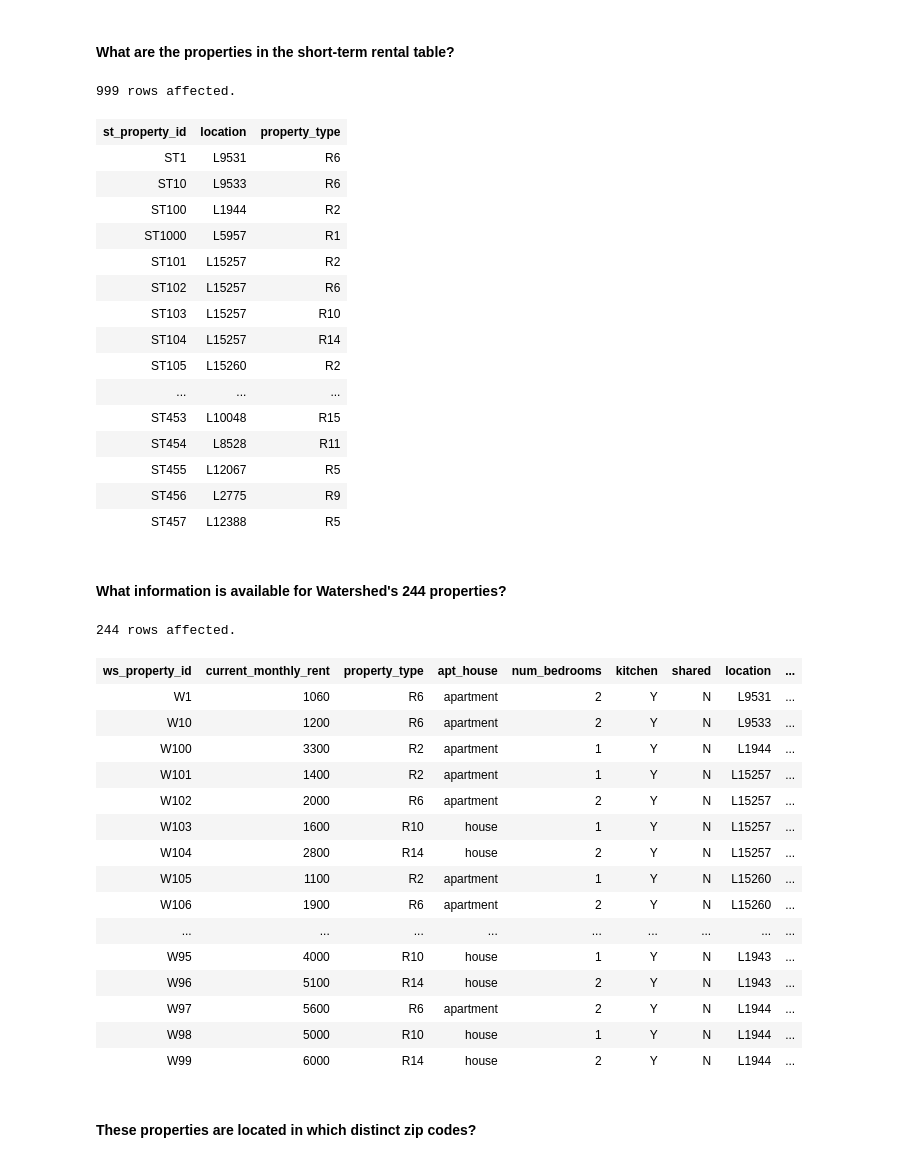
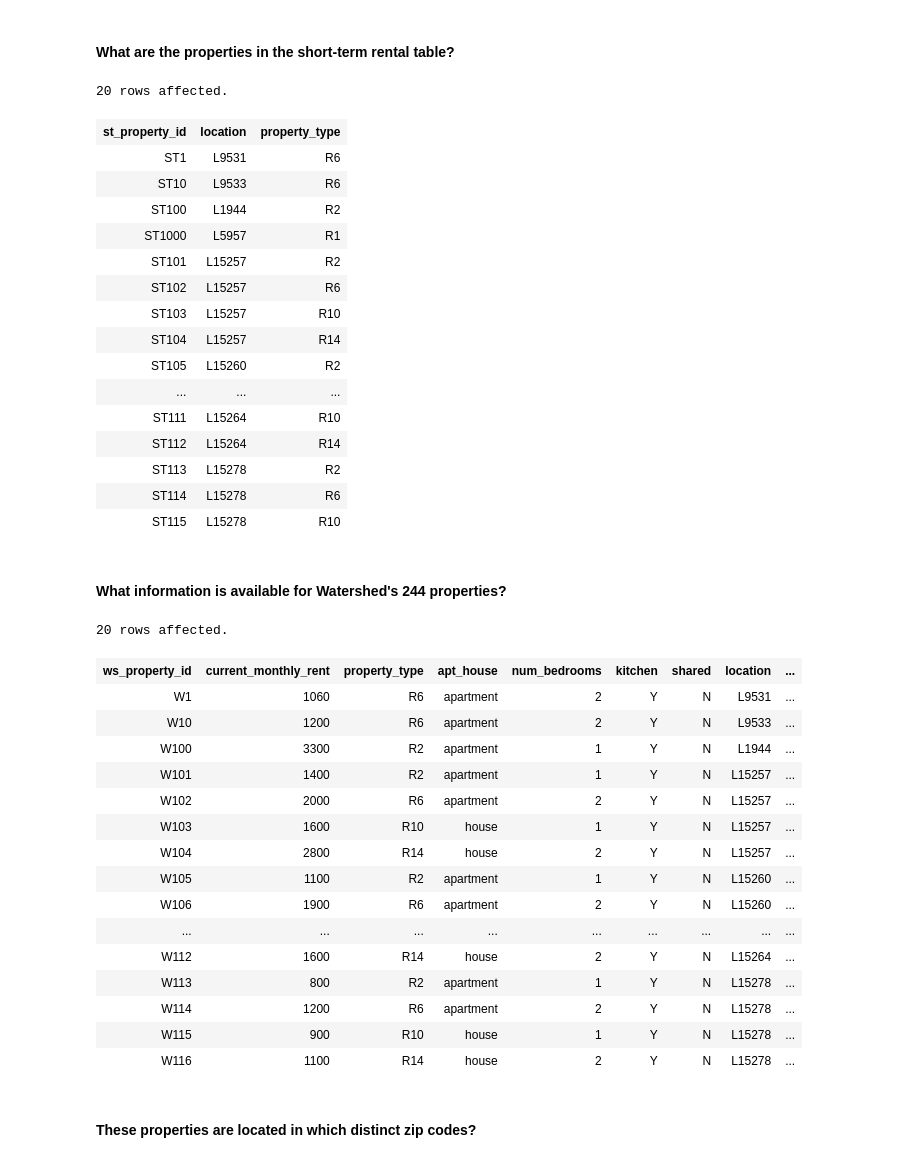
Before and after one commit to raffg/Coursera-Analytic-Techniques-for-Business, a Jupyter notebook: 01 Watershed Properties SQL Data Extraction.ipynb, the cells around one changed output. Saved outputs shown, nothing was run; the diff lists cells and outputs as text; code cells hidden in the pictures.

```diff
--- a/01 Watershed Properties SQL Data Extraction.ipynb
+++ b/01 Watershed Properties SQL Data Extraction.ipynb
@@ -143,8 +144,9 @@ FROM watershed_property_info
 %%sql
 SELECT st_property_id, location, property_type
 FROM st_property_info
+limit 20
 # %% [output]
-999 rows affected.
+20 rows affected.
 | st_property_id | location | property_type |
 | ST1 | L9531 | R6 |
 | ST10 | L9533 | R6 |
@@ -156,37 +158,38 @@ FROM st_property_info
 | ST104 | L15257 | R14 |
 | ST105 | L15260 | R2 |
 | ... | ... | ... |
-| ST453 | L10048 | R15 |
-| ST454 | L8528 | R11 |
-| ST455 | L12067 | R5 |
-| ST456 | L2775 | R9 |
-| ST457 | L12388 | R5 |
+| ST111 | L15264 | R10 |
+| ST112 | L15264 | R14 |
+| ST113 | L15278 | R2 |
+| ST114 | L15278 | R6 |
+| ST115 | L15278 | R10 |
 # %% [markdown]
 #### What information is available for Watershed's 244 properties?
 # %%
 %%sql
 SELECT w.ws_property_id, w.current_monthly_rent, w.property_type, p.apt_house, p.num_bedrooms, p.kitchen, p.shared, w.location,
 l.city, l.state, l.zipcode
 FROM watershed_property_info w, property_type p, location l
-WHERE w.property_type=p.property_type_id AND w.location=l.location_id;
+WHERE w.property_type=p.property_type_id AND w.location=l.location_id
+limit 20;
 # %% [output]
-244 rows affected.
+20 rows affected.
 | ws_property_id | current_monthly_rent | property_type | apt_house | num_bedrooms | kitchen | shared | location | ... |
 | W1 | 1060 | R6 | apartment | 2 | Y | N | L9531 | ... |
 | W10 | 1200 | R6 | apartment | 2 | Y | N | L9533 | ... |
 | W100 | 3300 | R2 | apartment | 1 | Y | N | L1944 | ... |
 | W101 | 1400 | R2 | apartment | 1 | Y | N | L15257 | ... |
 | W102 | 2000 | R6 | apartment | 2 | Y | N | L15257 | ... |
 | W103 | 1600 | R10 | house | 1 | Y | N | L15257 | ... |
 | W104 | 2800 | R14 | house | 2 | Y | N | L15257 | ... |
 | W105 | 1100 | R2 | apartment | 1 | Y | N | L15260 | ... |
 | W106 | 1900 | R6 | apartment | 2 | Y | N | L15260 | ... |
 | ... | ... | ... | ... | ... | ... | ... | ... | ... |
-| W95 | 4000 | R10 | house | 1 | Y | N | L1943 | ... |
-| W96 | 5100 | R14 | house | 2 | Y | N | L1943 | ... |
-| W97 | 5600 | R6 | apartment | 2 | Y | N | L1944 | ... |
-| W98 | 5000 | R10 | house | 1 | Y | N | L1944 | ... |
-| W99 | 6000 | R14 | house | 2 | Y | N | L1944 | ... |
+| W112 | 1600 | R14 | house | 2 | Y | N | L15264 | ... |
+| W113 | 800 | R2 | apartment | 1 | Y | N | L15278 | ... |
+| W114 | 1200 | R6 | apartment | 2 | Y | N | L15278 | ... |
+| W115 | 900 | R10 | house | 1 | Y | N | L15278 | ... |
+| W116 | 1100 | R14 | house | 2 | Y | N | L15278 | ... |
 # %% [markdown]
 #### These properties are located in which distinct zip codes?
 # %%
```
Also changed, not shown: parts of 2 cells of this notebook.
